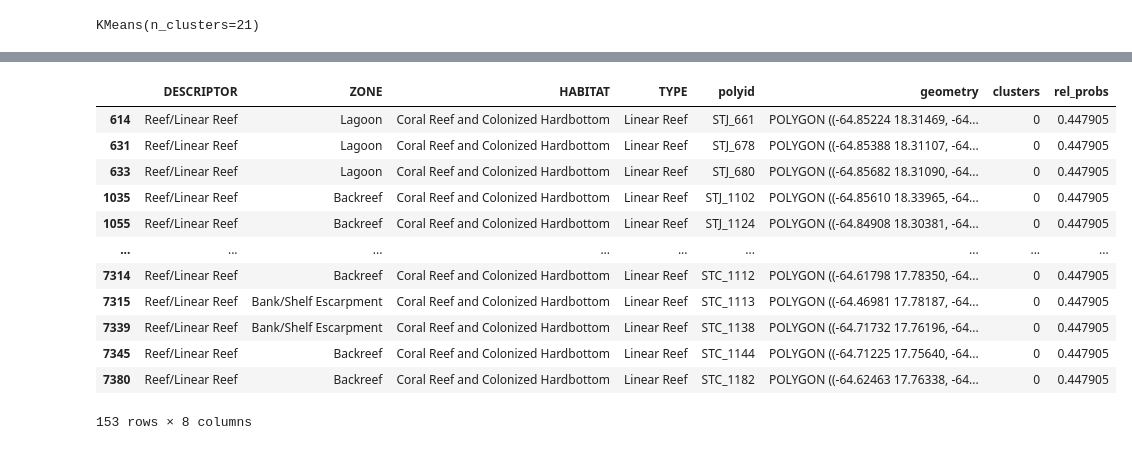
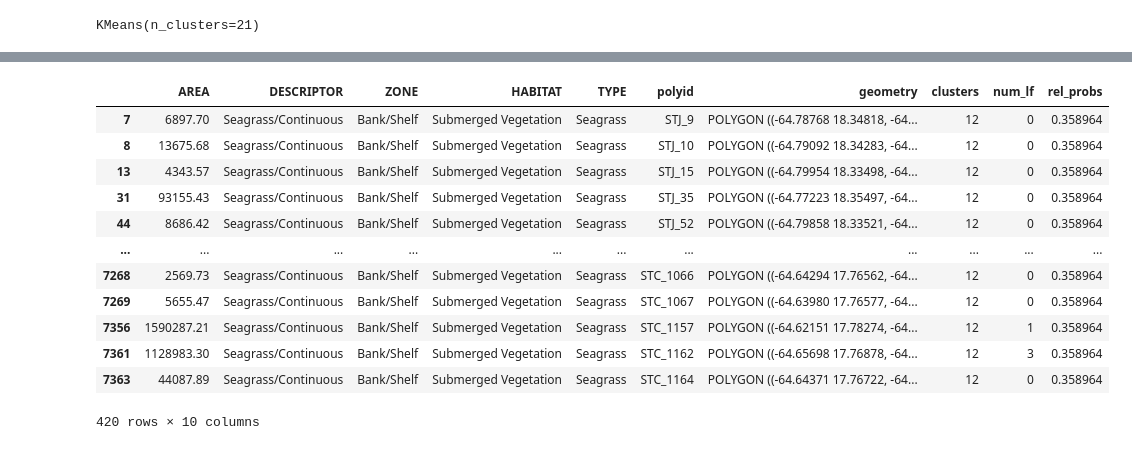
Before and after one commit to eric220/lf_probability_map, a Jupyter notebook: notebooks/Explore_Data.ipynb, the cells around one changed output, grey strips where cells are left out. Saved outputs shown, nothing was run; the diff lists cells and outputs as text; code cells hidden in the pictures.

```diff
--- a/notebooks/Explore_Data.ipynb
+++ b/notebooks/Explore_Data.ipynb
@@ -211,5 +280,5 @@ df.sample(15)
 # %%
-id_df = df[['polyid', 'clusters']]
+id_df = df[['polyid', 'clusters', 'num_lf']]
 gdf = pd.merge(gdf, id_df, on = 'polyid')
 gdf.head()
 # %% [output]
@@ -327,2 +328,0 @@ gdf.head()
-# %%
-gdf.drop(['MODIFIER1', 'MODIFIER2', 'MODIFIER3', 'AREA', 'POLYGONID', 'ID'], axis = 1, inplace = True)
@@ -336,16 +329,16 @@ gdf.head(3)
 # %%
-gdf.query('clusters == 0')
+gdf.query('clusters == 12')
 # %% [output]
-|  | DESCRIPTOR | ZONE | HABITAT | TYPE | polyid | geometry | clusters | rel_probs |
-| 614 | Reef/Linear Reef | Lagoon | Coral Reef and Colonized Hardbottom | Linear Reef | STJ_661 | POLYGON ((-64.85224 18.31469, -64... | 0 | 0.447905 |
-| 631 | Reef/Linear Reef | Lagoon | Coral Reef and Colonized Hardbottom | Linear Reef | STJ_678 | POLYGON ((-64.85388 18.31107, -64... | 0 | 0.447905 |
-| 633 | Reef/Linear Reef | Lagoon | Coral Reef and Colonized Hardbottom | Linear Reef | STJ_680 | POLYGON ((-64.85682 18.31090, -64... | 0 | 0.447905 |
-| 1035 | Reef/Linear Reef | Backreef | Coral Reef and Colonized Hardbottom | Linear Reef | STJ_1102 | POLYGON ((-64.85610 18.33965, -64... | 0 | 0.447905 |
-| 1055 | Reef/Linear Reef | Backreef | Coral Reef and Colonized Hardbottom | Linear Reef | STJ_1124 | POLYGON ((-64.84908 18.30381, -64... | 0 | 0.447905 |
-| ... | ... | ... | ... | ... | ... | ... | ... | ... |
-| 7314 | Reef/Linear Reef | Backreef | Coral Reef and Colonized Hardbottom | Linear Reef | STC_1112 | POLYGON ((-64.61798 17.78350, -64... | 0 | 0.447905 |
-| 7315 | Reef/Linear Reef | Bank/Shelf Escarpment | Coral Reef and Colonized Hardbottom | Linear Reef | STC_1113 | POLYGON ((-64.46981 17.78187, -64... | 0 | 0.447905 |
-| 7339 | Reef/Linear Reef | Bank/Shelf Escarpment | Coral Reef and Colonized Hardbottom | Linear Reef | STC_1138 | POLYGON ((-64.71732 17.76196, -64... | 0 | 0.447905 |
-| 7345 | Reef/Linear Reef | Backreef | Coral Reef and Colonized Hardbottom | Linear Reef | STC_1144 | POLYGON ((-64.71225 17.75640, -64... | 0 | 0.447905 |
-| 7380 | Reef/Linear Reef | Backreef | Coral Reef and Colonized Hardbottom | Linear Reef | STC_1182 | POLYGON ((-64.62463 17.76338, -64... | 0 | 0.447905 |
+|  | AREA | DESCRIPTOR | ZONE | HABITAT | TYPE | polyid | geometry | clusters | num_lf | rel_probs |
+| 7 | 6897.70 | Seagrass/Continuous | Bank/Shelf | Submerged Vegetation | Seagrass | STJ_9 | POLYGON ((-64.78768 18.34818, -64... | 12 | 0 | 0.358964 |
+| 8 | 13675.68 | Seagrass/Continuous | Bank/Shelf | Submerged Vegetation | Seagrass | STJ_10 | POLYGON ((-64.79092 18.34283, -64... | 12 | 0 | 0.358964 |
+| 13 | 4343.57 | Seagrass/Continuous | Bank/Shelf | Submerged Vegetation | Seagrass | STJ_15 | POLYGON ((-64.79954 18.33498, -64... | 12 | 0 | 0.358964 |
+| 31 | 93155.43 | Seagrass/Continuous | Bank/Shelf | Submerged Vegetation | Seagrass | STJ_35 | POLYGON ((-64.77223 18.35497, -64... | 12 | 0 | 0.358964 |
+| 44 | 8686.42 | Seagrass/Continuous | Bank/Shelf | Submerged Vegetation | Seagrass | STJ_52 | POLYGON ((-64.79858 18.33521, -64... | 12 | 0 | 0.358964 |
+| ... | ... | ... | ... | ... | ... | ... | ... | ... | ... | ... |
+| 7268 | 2569.73 | Seagrass/Continuous | Bank/Shelf | Submerged Vegetation | Seagrass | STC_1066 | POLYGON ((-64.64294 17.76562, -64... | 12 | 0 | 0.358964 |
+| 7269 | 5655.47 | Seagrass/Continuous | Bank/Shelf | Submerged Vegetation | Seagrass | STC_1067 | POLYGON ((-64.63980 17.76577, -64... | 12 | 0 | 0.358964 |
+| 7356 | 1590287.21 | Seagrass/Continuous | Bank/Shelf | Submerged Vegetation | Seagrass | STC_1157 | POLYGON ((-64.62151 17.78274, -64... | 12 | 1 | 0.358964 |
+| 7361 | 1128983.30 | Seagrass/Continuous | Bank/Shelf | Submerged Vegetation | Seagrass | STC_1162 | POLYGON ((-64.65698 17.76878, -64... | 12 | 3 | 0.358964 |
+| 7363 | 44087.89 | Seagrass/Continuous | Bank/Shelf | Submerged Vegetation | Seagrass | STC_1164 | POLYGON ((-64.64371 17.76722, -64... | 12 | 0 | 0.358964 |
-153 rows × 8 columns
+420 rows × 10 columns
```
Also changed, not shown: parts of 30 cells of this notebook, 3 other files.
